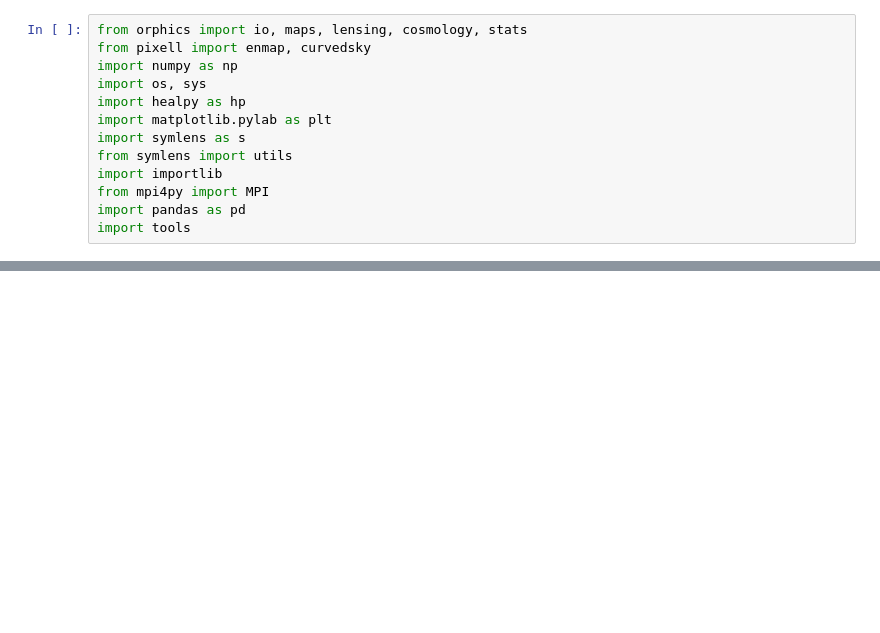
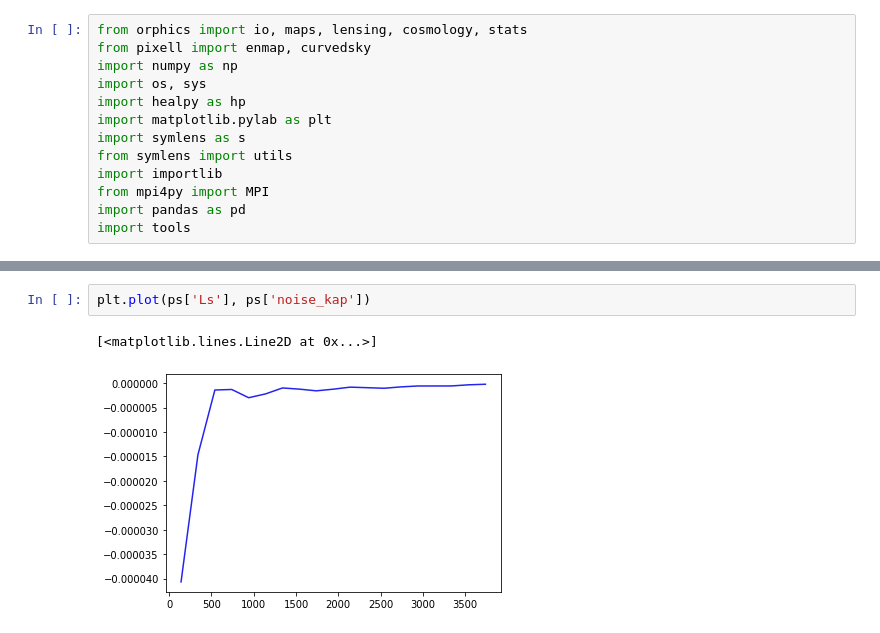
Before and after one commit to catketchup/new_reion-lens, a Jupyter notebook: sim.ipynb, the cells around one changed output, grey strips where cells are left out. Cells and saved outputs as stored; diff of their text form; blank space fills up the shorter version.

```diff
--- a/sim.ipynb
+++ b/sim.ipynb
@@ -91,0 +63,5 @@ NameError: name 'ellmax' is not defined
+# %%
+plt.plot(ps['Ls'], ps['noise_kap'])
+# %% [output]
+[<matplotlib.lines.Line2D at 0x...>]
+[figure, added]
```
Also changed, not shown: parts of 9 cells of this notebook, 11 other files.
